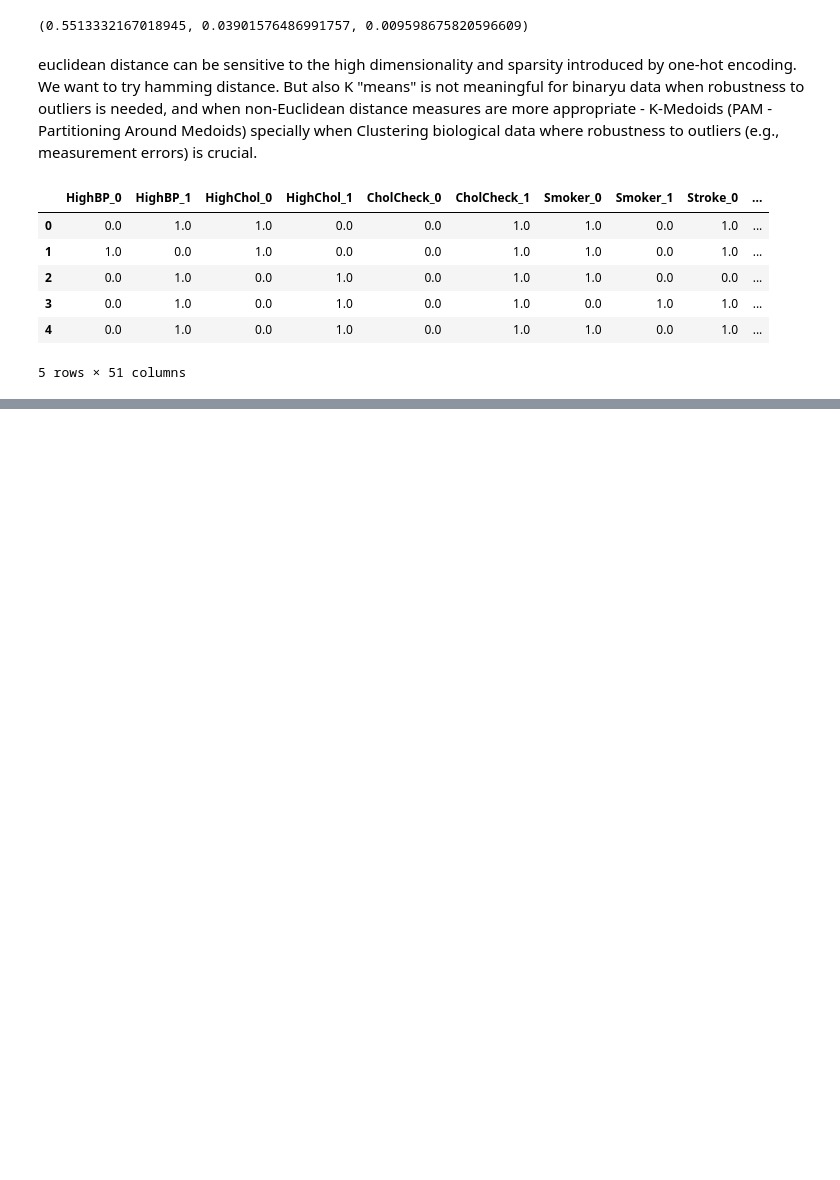
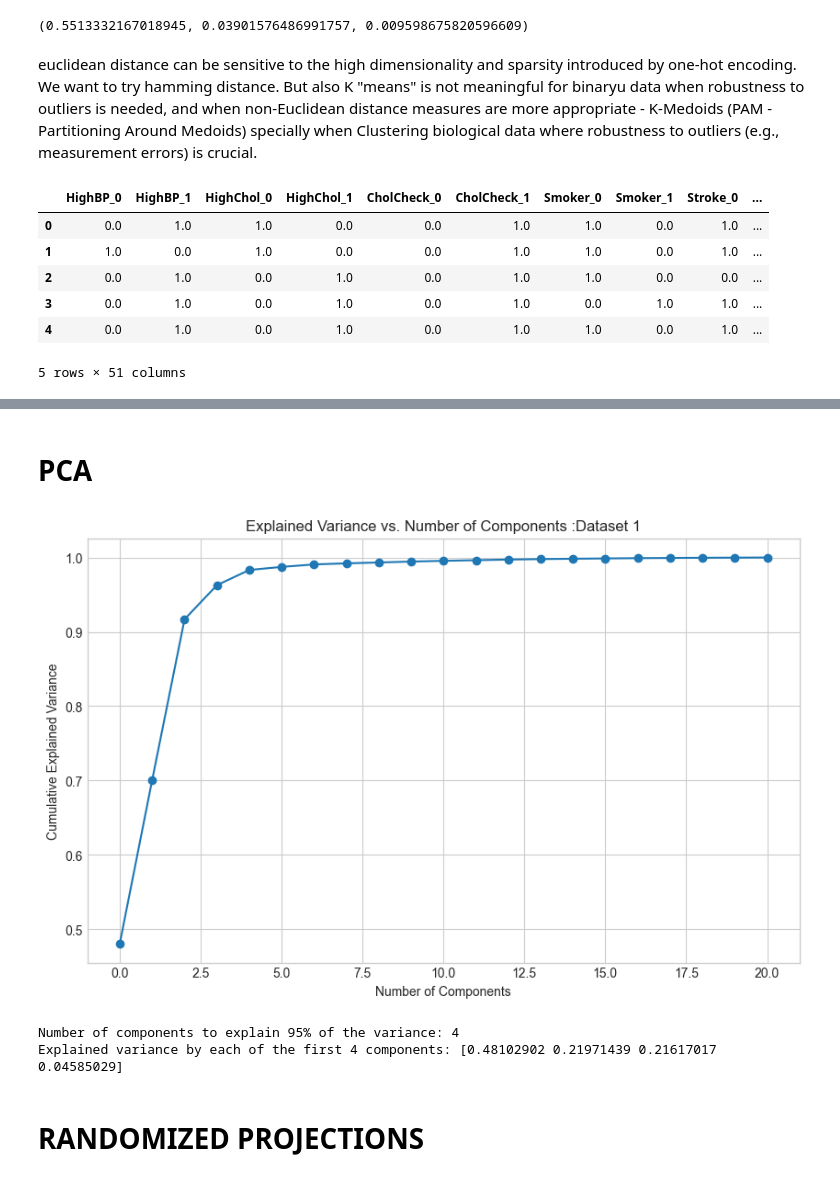
Before and after one commit to ManaviShukla/ml_assignment3, a Jupyter notebook: analysis_main.ipynb, the cells around one changed output, grey strips where cells are left out. Saved outputs shown, nothing was run; the diff lists cells and outputs as text; code cells hidden in the pictures; blank space fills up the shorter version.

```diff
--- a/analysis_main.ipynb
+++ b/analysis_main.ipynb
@@ -554,0 +747,37 @@ df.to_csv('Kmeans_dataset_1.csv', index=False)
+# %% [markdown]
+# PCA
+# %%
+# Apply PCA and examine explained variance ratio
+def get_PCA_components(x_train, title):
+    pca = PCA().fit(x_train)
+    explained_variance_ratio = pca.explained_variance_ratio_
+    cumulative_explained_variance = np.cumsum(explained_variance_ratio)
+
+    # Plot the explained variance ratio
+    plt.figure(figsize=(10, 6))
+    plt.plot(cumulative_explained_variance, marker='o')
+    plt.xlabel('Number of Components')
+    plt.ylabel('Cumulative Explained Variance')
+    plt.title(f'Explained Variance vs. Number of Components :{title}')
+    plt.grid(True)
+    plt.show()
+
+    # Determine the number of components to explain at least 95% variance
+    n_components_95 = np.argmax(cumulative_explained_variance >= 0.95) + 1
+    print(f"Number of components to explain 95% of the variance: {n_components_95}")
+
+    # Apply PCA with the determined number of components
+    pca_optimal = PCA(n_components=n_components_95)
+    X_reduced = pca_optimal.fit_transform(x_train)
+
+    # Optional: Print explained variance by each component
+    explained_variance_by_component = pca_optimal.explained_variance_ratio_
+    print(f"Explained variance by each of the first {n_components_95} components: {explained_variance_by_component}")
+# %%
+get_PCA_components(X_train, "Dataset 1")
+# %% [output]
+[figure, added]
+Number of components to explain 95% of the variance: 4
+Explained variance by each of the first 4 components: [0.48102902 0.21971439 0.21617017 0.04585029]
+# %% [markdown]
+# RANDOMIZED PROJECTIONS
```
Also changed, not shown: parts of 49 cells of this notebook, 7 other files.
